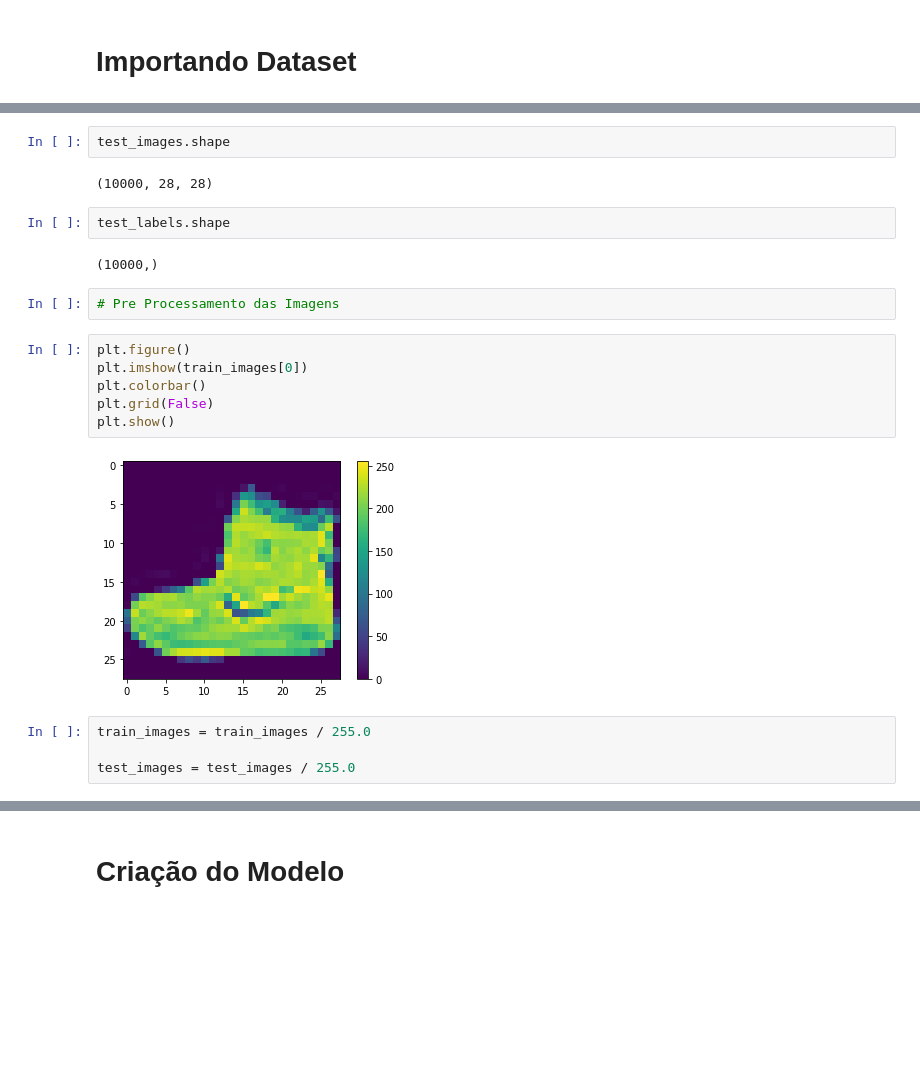
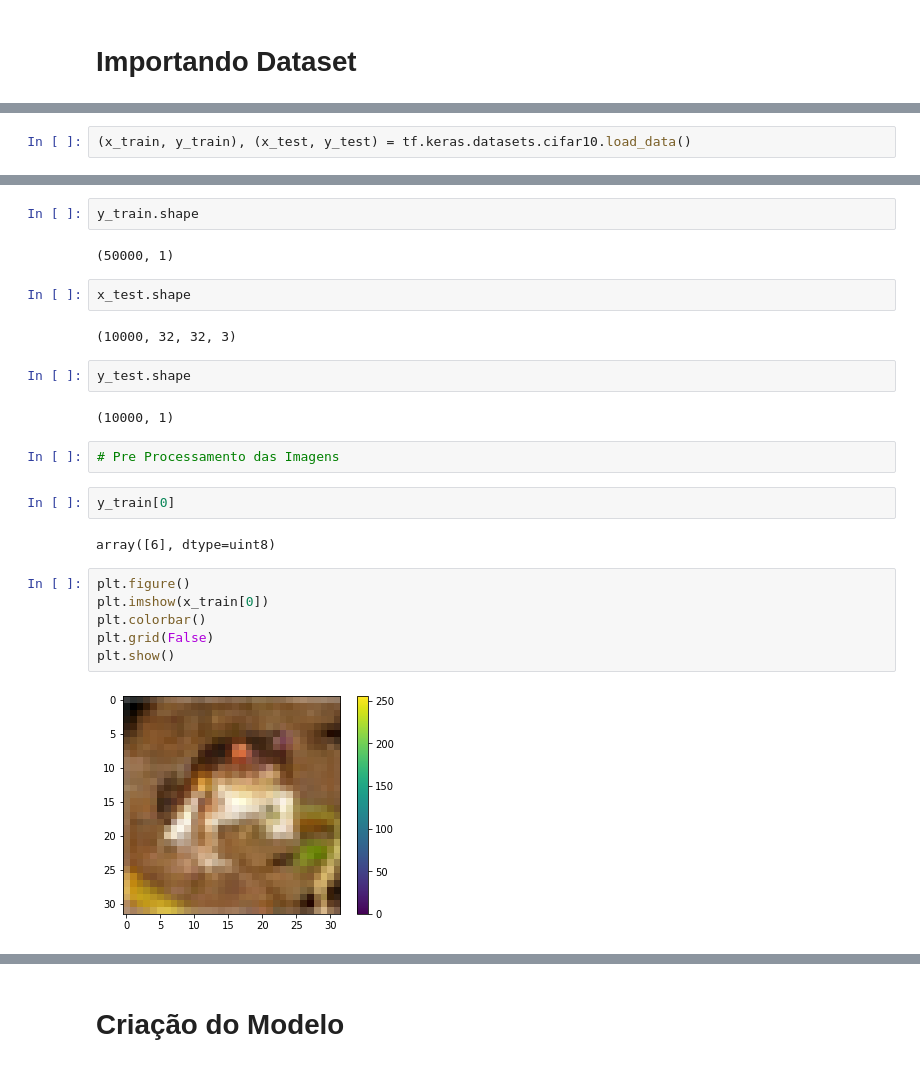
Before and after one commit to bmviniciuss/pdi-2019-1, a Jupyter notebook: final/final.ipynb, the cells around one changed output, grey strips where cells are left out. Drawn from its saved outputs; the diff is of its cells as text; blank space fills up the shorter version.

```diff
--- a/final/final.ipynb
+++ b/final/final.ipynb
@@ -26,0 +11,2 @@ class_names = ['T-shirt/top', 'Trouser', 'Pullover', 'Dress', 'Coat',
+# %%
+(x_train, y_train), (x_test, y_test) = tf.keras.datasets.cifar10.load_data()
@@ -35,22 +20,26 @@ array([9, 0, 0, ..., 3, 0, 5], dtype=uint8)
 # %%
-test_images.shape
+y_train.shape
 # %% [output]
-(10000, 28, 28)
+(50000, 1)
 # %%
-test_labels.shape
+x_test.shape
 # %% [output]
-(10000,)
+(10000, 32, 32, 3)
+# %%
+y_test.shape
+# %% [output]
+(10000, 1)
 # %%
 # Pre Processamento das Imagens
+# %%
+y_train[0]
+# %% [output]
+array([6], dtype=uint8)
 # %%
 plt.figure()
-plt.imshow(train_images[0])
+plt.imshow(x_train[0])
 plt.colorbar()
 plt.grid(False)
 plt.show()
 # %% [output]
-[figure, old version]
+[figure, new version]
-# %%
-train_images = train_images / 255.0
-
-test_images = test_images / 255.0
```
Also changed, not shown: parts of 12 cells of this notebook.
